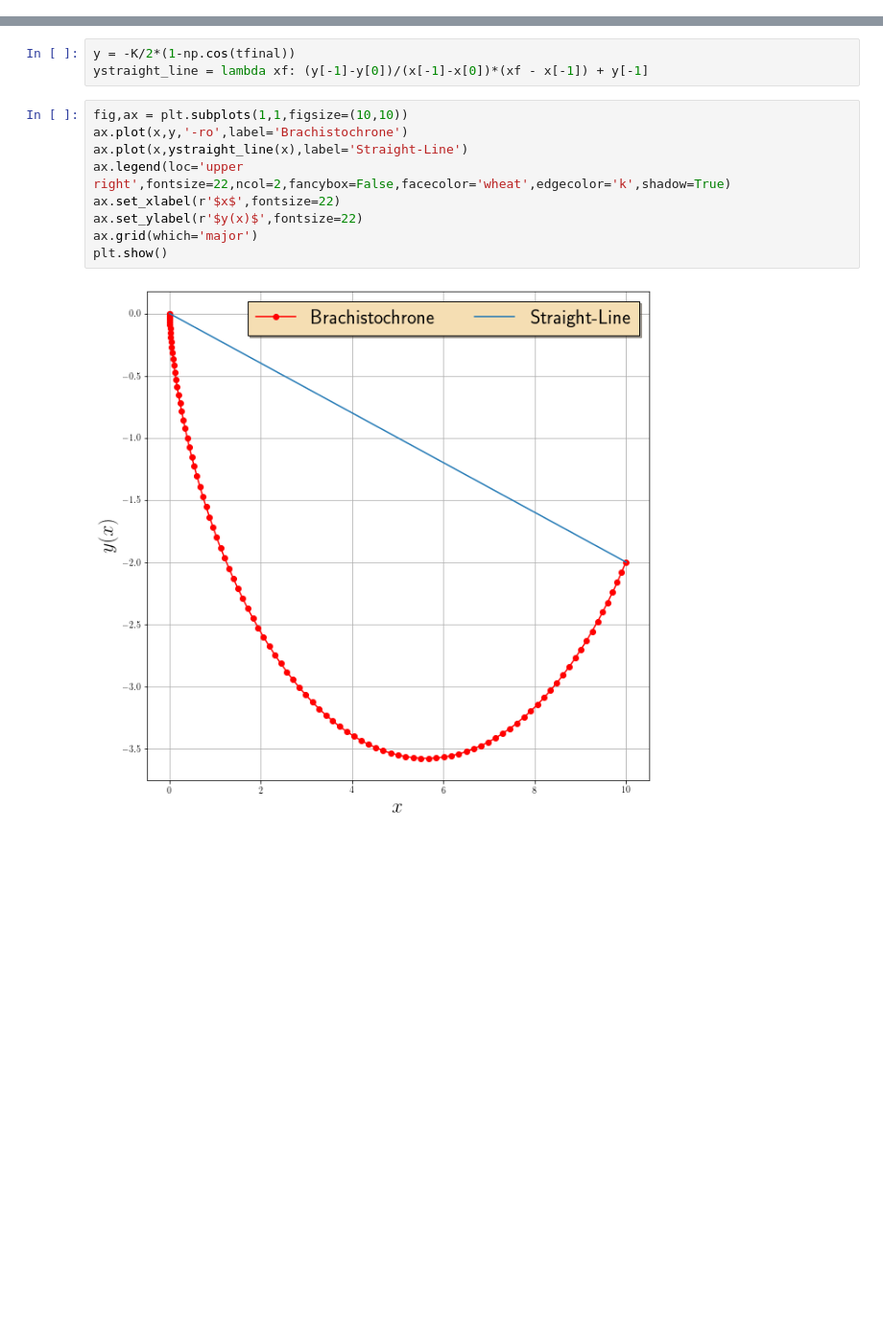
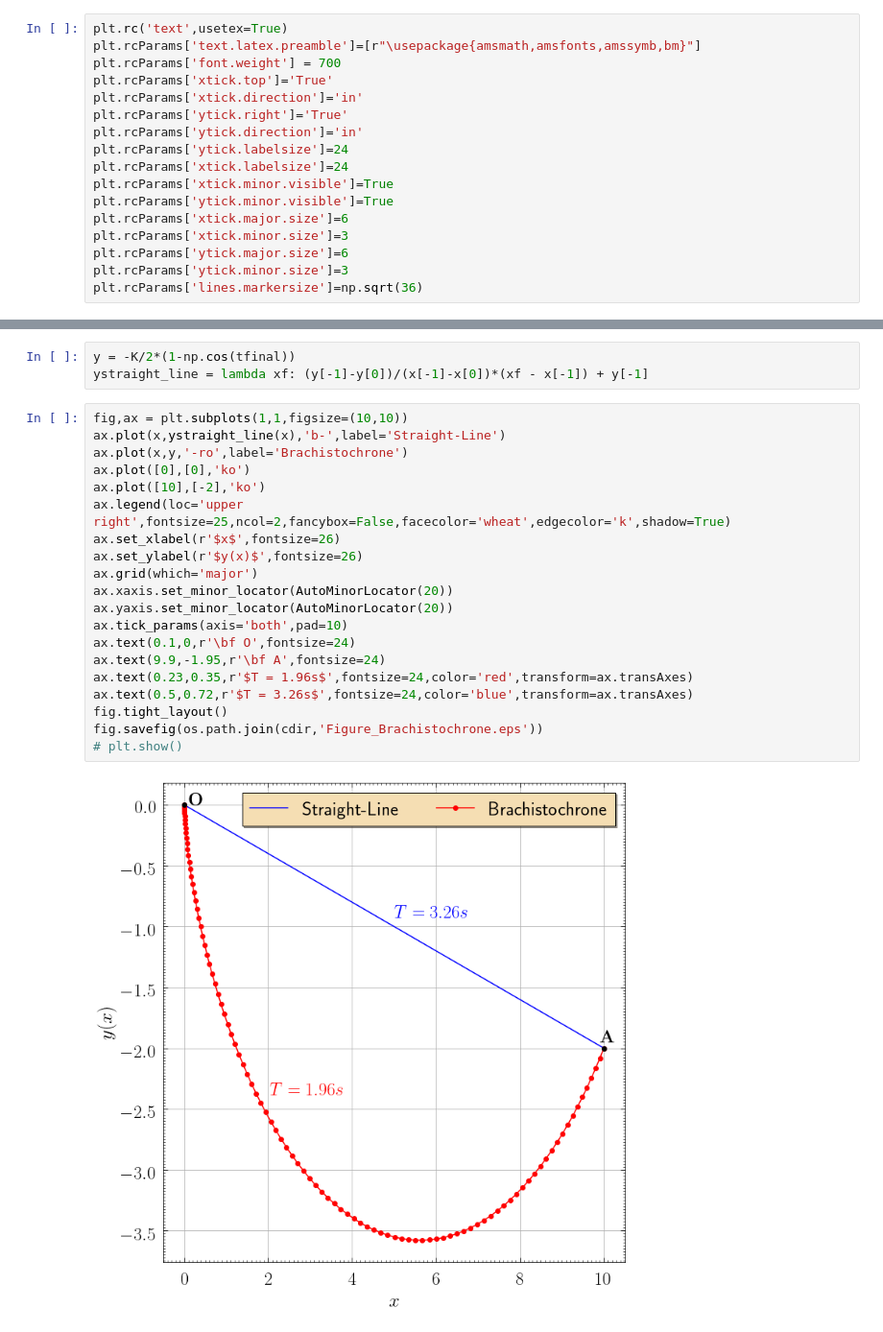
Before and after one commit to bhaveshshrimali/CEE471_Fall2019, a Jupyter notebook: demoHW8.ipynb, the cells around one changed output, grey strips where cells are left out. Shown at 96% size. Saved outputs shown, nothing was run; the diff lists cells and outputs as text; blank space fills up the shorter version.

```diff
--- a/demoHW8.ipynb
+++ b/demoHW8.ipynb
@@ -18,3 +17,20 @@ plt.rc('text',usetex=True)
+# %%
+plt.rc('text',usetex=True)
+plt.rcParams['text.latex.preamble']=[r"\usepackage{amsmath,amsfonts,amssymb,bm}"]
+plt.rcParams['font.weight'] = 700
+plt.rcParams['xtick.top']='True'
+plt.rcParams['xtick.direction']='in'
+plt.rcParams['ytick.right']='True'
+plt.rcParams['ytick.direction']='in'
+plt.rcParams['ytick.labelsize']=24
+plt.rcParams['xtick.labelsize']=24
+plt.rcParams['xtick.minor.visible']=True
+plt.rcParams['ytick.minor.visible']=True
+plt.rcParams['xtick.major.size']=6
+plt.rcParams['xtick.minor.size']=3
+plt.rcParams['ytick.major.size']=6
+plt.rcParams['ytick.minor.size']=3
+plt.rcParams['lines.markersize']=np.sqrt(36)
 # %%
 from scipy.optimize import root, fsolve
 # %%
@@ -48,12 +64,23 @@ y = -K/2*(1-np.cos(tfinal))
 ystraight_line = lambda xf: (y[-1]-y[0])/(x[-1]-x[0])*(xf - x[-1]) + y[-1]
 # %%
 fig,ax = plt.subplots(1,1,figsize=(10,10))
+ax.plot(x,ystraight_line(x),'b-',label='Straight-Line')
 ax.plot(x,y,'-ro',label='Brachistochrone')
-ax.plot(x,ystraight_line(x),label='Straight-Line')
-ax.legend(loc='upper right',fontsize=22,ncol=2,fancybox=False,facecolor='wheat',edgecolor='k',shadow=True)
-ax.set_xlabel(r'$x$',fontsize=22)
-ax.set_ylabel(r'$y(x)$',fontsize=22)
+ax.plot([0],[0],'ko')
+ax.plot([10],[-2],'ko')
+ax.legend(loc='upper right',fontsize=25,ncol=2,fancybox=False,facecolor='wheat',edgecolor='k',shadow=True)
+ax.set_xlabel(r'$x$',fontsize=26)
+ax.set_ylabel(r'$y(x)$',fontsize=26)
 ax.grid(which='major')
-plt.show()
+ax.xaxis.set_minor_locator(AutoMinorLocator(20))
+ax.yaxis.set_minor_locator(AutoMinorLocator(20))
+ax.tick_params(axis='both',pad=10)
+ax.text(0.1,0,r'\bf O',fontsize=24)
+ax.text(9.9,-1.95,r'\bf A',fontsize=24)
+ax.text(0.23,0.35,r'$T = 1.96s$',fontsize=24,color='red',transform=ax.transAxes)
+ax.text(0.5,0.72,r'$T = 3.26s$',fontsize=24,color='blue',transform=ax.transAxes)
+fig.tight_layout()
+fig.savefig(os.path.join(cdir,'Figure_Brachistochrone.eps'))
+# plt.show()
 # %% [output]
-[figure, old version]
+[figure, new version]
```
Also changed, not shown: parts of 3 cells of this notebook, 9 other files.
